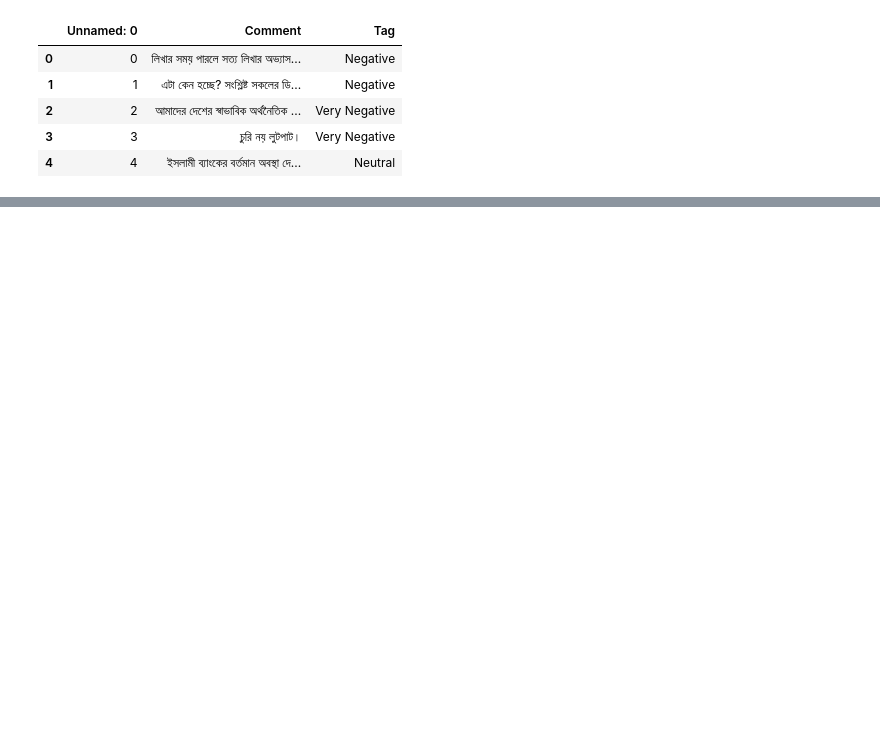
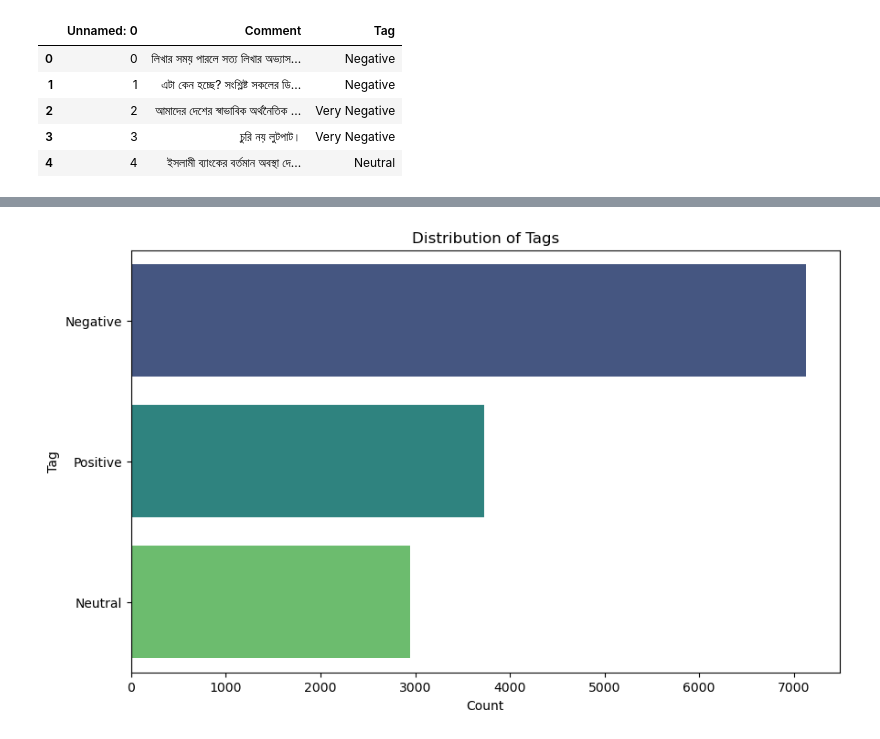
Before and after one commit to Faisalece18/Sentiment-Analysis, a Jupyter notebook: News dataset.ipynb, the cells around one changed output, grey strips where cells are left out. Cells and saved outputs as stored; diff of their text form; code cells hidden in the pictures; blank space fills up the shorter version.

```diff
--- a/News dataset.ipynb
+++ b/News dataset.ipynb
@@ -119,0 +98,9 @@ data.describe(include='all')
+# %%
+plt.figure(figsize=(10, 6))
+sns.countplot(y='Tag', data=df, palette='viridis', order=df['Tag'].value_counts().index)
+plt.title('Distribution of Tags')
+plt.xlabel('Count')
+plt.ylabel('Tag')
+plt.show()
+# %% [output]
+[figure, added]
```
Also changed, not shown: parts of 40 cells of this notebook, 2 other files.
